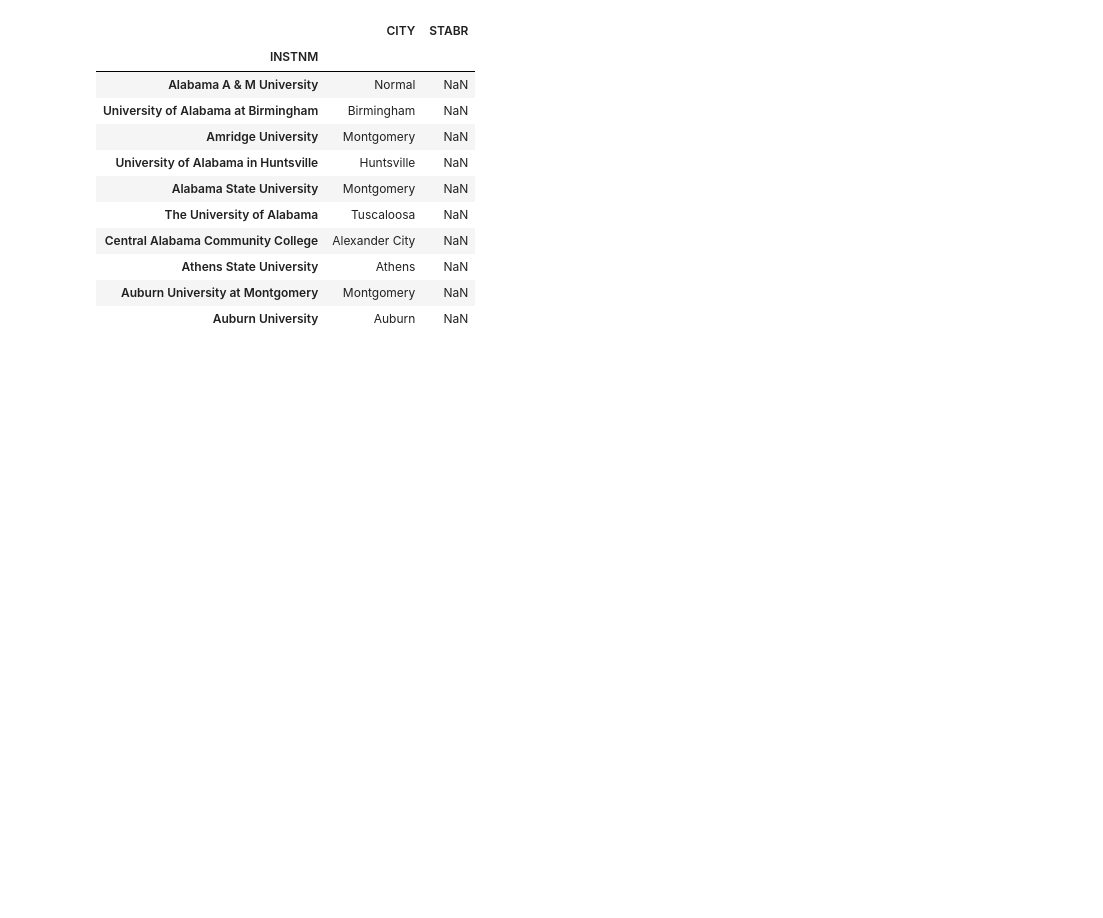
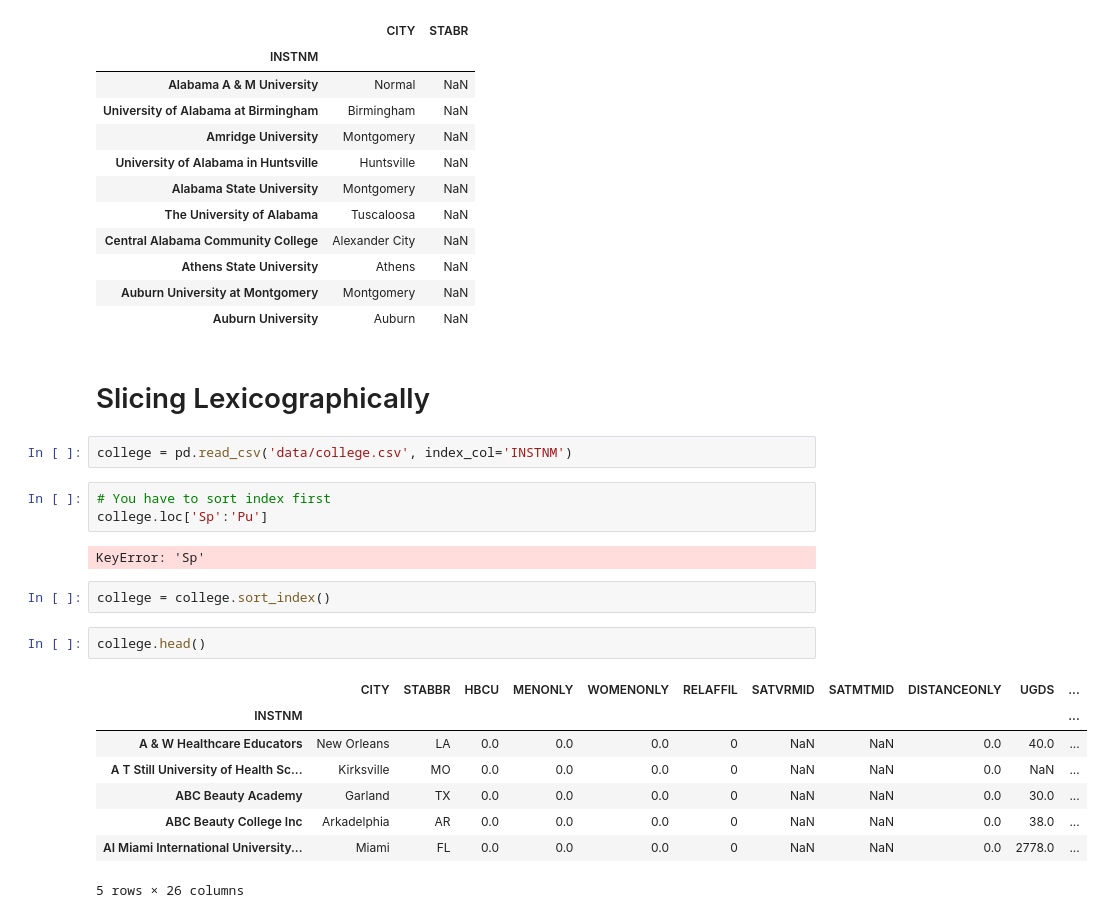
Before and after one commit to tehmeerali786/Pandas-Cookbook, a Jupyter notebook: Chapter 4 Selecting Subset of Data.ipynb, the cells around one changed output. Drawn from its saved outputs; the diff is of its cells as text; blank space fills up the shorter version.

```diff
--- a/Chapter 4 Selecting Subset of Data.ipynb
+++ b/Chapter 4 Selecting Subset of Data.ipynb
@@ -517,3 +517,25 @@ college.loc[first_ten_instnm, ['CITY', 'STABR']]
 | Athens State University | Athens | NaN |
 | Auburn University at Montgomery | Montgomery | NaN |
 | Auburn University | Auburn | NaN |
+# %% [markdown]
+# Slicing Lexicographically
+# %%
+college = pd.read_csv('data/college.csv', index_col='INSTNM')
+# %%
+# You have to sort index first
+college.loc['Sp':'Pu']
+# %% [output]
+KeyError: 'Sp'
+# %%
+college = college.sort_index()
+# %%
+college.head()
+# %% [output]
+|  | CITY | STABBR | HBCU | MENONLY | WOMENONLY | RELAFFIL | SATVRMID | SATMTMID | DISTANCEONLY | UGDS | ... |
+| INSTNM |  |  |  |  |  |  |  |  |  |  | ... |
+| A & W Healthcare Educators | New Orleans | LA | 0.0 | 0.0 | 0.0 | 0 | NaN | NaN | 0.0 | 40.0 | ... |
+| A T Still University of Health Sc... | Kirksville | MO | 0.0 | 0.0 | 0.0 | 0 | NaN | NaN | 0.0 | NaN | ... |
+| ABC Beauty Academy | Garland | TX | 0.0 | 0.0 | 0.0 | 0 | NaN | NaN | 0.0 | 30.0 | ... |
+| ABC Beauty College Inc | Arkadelphia | AR | 0.0 | 0.0 | 0.0 | 0 | NaN | NaN | 0.0 | 38.0 | ... |
+| AI Miami International University... | Miami | FL | 0.0 | 0.0 | 0.0 | 0 | NaN | NaN | 0.0 | 2778.0 | ... |
+5 rows × 26 columns
```
Also changed, not shown: parts of 3 cells of this notebook.
